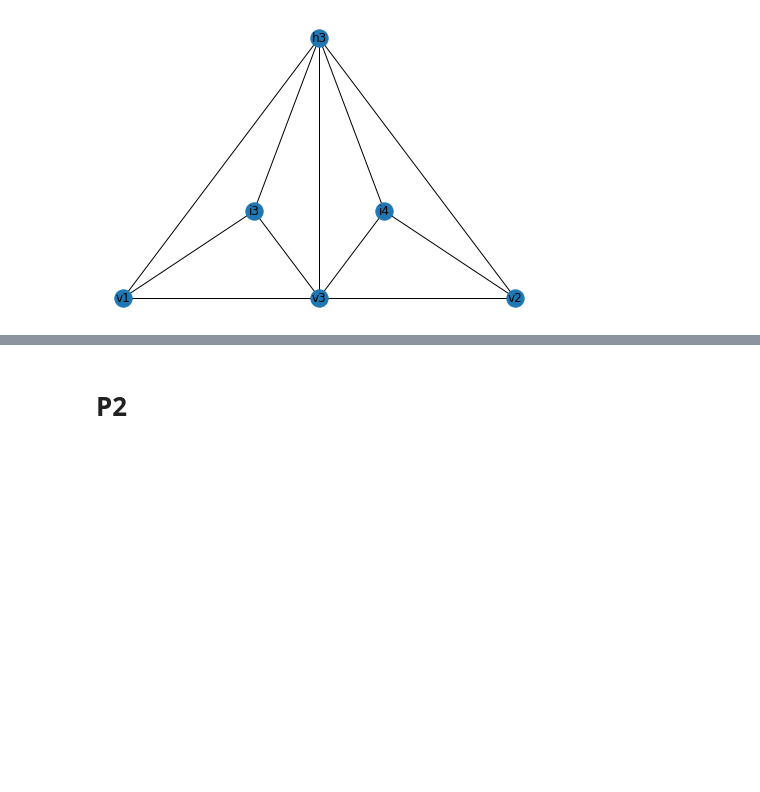
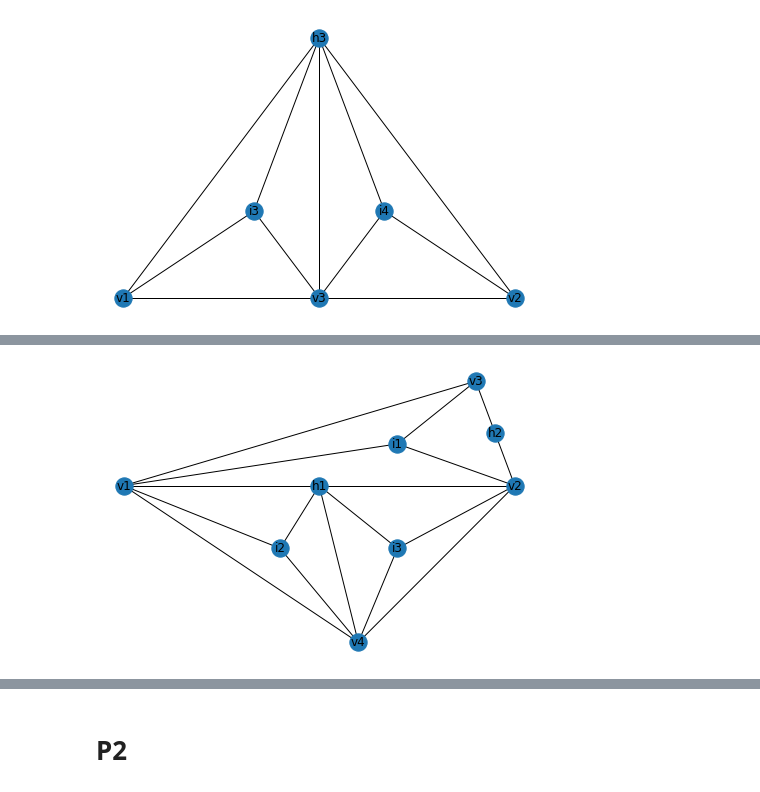
Before and after one commit to aleqsio/Terrain, a Jupyter notebook: CADY-ULTIMATE2.ipynb, the cells around one changed output, grey strips where cells are left out. Saved outputs shown, nothing was run; the diff lists cells and outputs as text; code cells hidden in the pictures; blank space fills up the shorter version.

```diff
--- a/CADY-ULTIMATE2.ipynb
+++ b/CADY-ULTIMATE2.ipynb
@@ -257,0 +276,45 @@ nx.draw(G, build_pos_dict(G), with_labels=True)
+# %%
+def get_test_graph_p1():
+    G = nx.Graph()
+    vertices = {"v1": (0, 30, 0),
+                "v2": (10, 30, 0),
+                "v3": (9, 40, 0),
+                "h1": (5, 30, 0),
+                "h2": (9.5, 35, 0),
+                "i1": (7, 34, 0),
+                "v4": (6, 15, 0),
+                "i2": (4, 24, 0),
+                "i3": (7, 24, 0)}
+    for n, c in vertices.items():
+        G.add_node(n, x=c[0], y=c[1], z=c[2])
+
+    attrs = {"i1": {'R': True},
+             "i2": {'R': True},
+             "i3": {'R': True}}
+
+    G.add_edge("v1", "h1", length = 5, name = 'e1', B=False)
+    G.add_edge("v2", "h2", length = 5.0249, name = 'e2', B=False)
+    G.add_edge("v2", "h1", length = 5, name = 'e3', B=False)
+    G.add_edge("v3", "h2", length = 5.0249, name = 'e4', B=False)
+    G.add_edge("v3", "v1", length = 13.4536, name = 'e5', B=False)
+    G.add_edge("v1", "i1", length = 8.0623, name = 'e6', B=False)
+    G.add_edge("v2", "i1", length = 5, name = 'e7', B=False)
+    G.add_edge("v3", "i1", length = 6.3246, name = 'e8', B=False)
+    G.add_edge("v4", "v1", length = 16.1555, name = 'e9', B=True)
+    G.add_edge("v4", "v2", length = 15.5242, name = 'e10', B=False)
+    G.add_edge("v4", "h1", length = 15.0333, name = 'e11', B=False)
+    G.add_edge("v1", "i2", length = 7.2111, name = 'e12', B=False)
+    G.add_edge("h1", "i2", length = 6.0828, name = 'e13', B=False)
+    G.add_edge("v4", "i2", length = 9.2195, name = 'e14', B=False)
+    G.add_edge("i3", "v4", length = 9.0554, name = 'e15', B=False)
+    G.add_edge("i3", "v2", length = 6.7082, name = 'e16', B=False)
+    G.add_edge("i3", "h1", length = 6.3246, name = 'e17', B=False)
+
+    nx.set_node_attributes(G, attrs)
+
+    return G
+
+G = get_test_graph_p1()
+nx.draw(G, build_pos_dict(G), with_labels = True)
+# %% [output]
+[figure, added]
```
Also changed, not shown: parts of 11 cells of this notebook.
